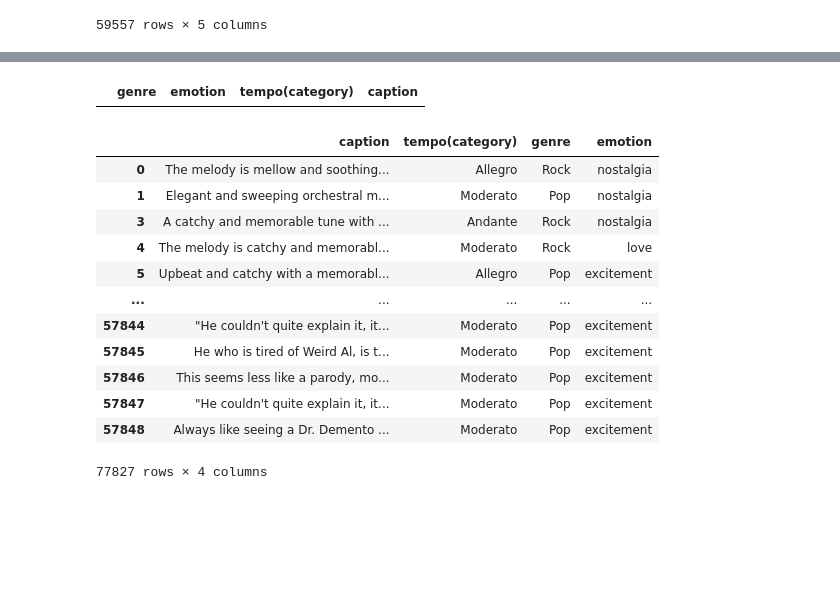
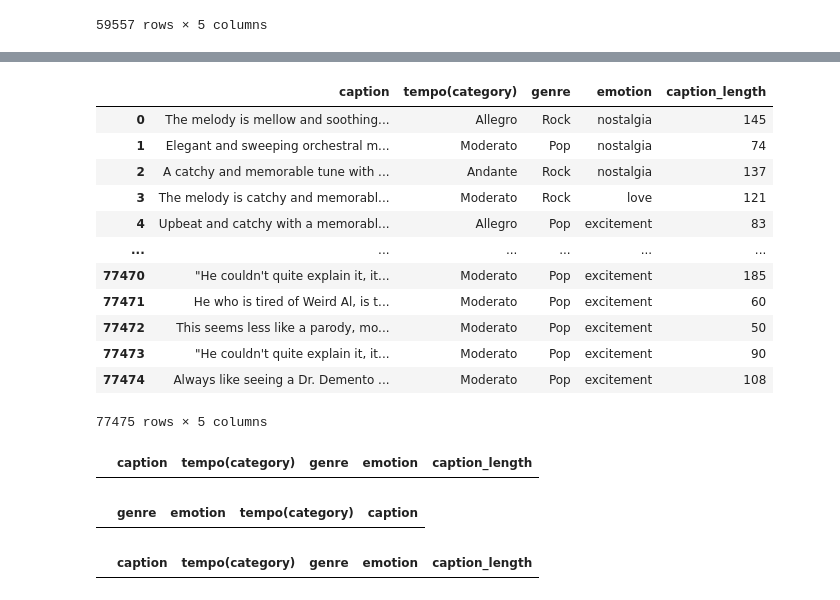
Before and after one commit to SangGank/LEVEL3, a Jupyter notebook: data_concat.ipynb, the cells around one changed output, grey strips where cells are left out. Saved outputs shown, nothing was run; the diff lists cells and outputs as text; code cells hidden in the pictures; blank space fills up the shorter version.

```diff
--- a/data_concat.ipynb
+++ b/data_concat.ipynb
@@ -90,0 +147,24 @@ data_1[data_1.emotion.isna()]
+# %%
+pd.read_csv('./total_data.csv')
+# %% [output]
+|  | caption | tempo(category) | genre | emotion | caption_length |
+| 0 | The melody is mellow and soothing... | Allegro | Rock | nostalgia | 145 |
+| 1 | Elegant and sweeping orchestral m... | Moderato | Pop | nostalgia | 74 |
+| 2 | A catchy and memorable tune with ... | Andante | Rock | nostalgia | 137 |
+| 3 | The melody is catchy and memorabl... | Moderato | Rock | love | 121 |
+| 4 | Upbeat and catchy with a memorabl... | Allegro | Pop | excitement | 83 |
+| ... | ... | ... | ... | ... | ... |
+| 77470 | "He couldn't quite explain it, it... | Moderato | Pop | excitement | 185 |
+| 77471 | He who is tired of Weird Al, is t... | Moderato | Pop | excitement | 60 |
+| 77472 | This seems less like a parody, mo... | Moderato | Pop | excitement | 50 |
+| 77473 | "He couldn't quite explain it, it... | Moderato | Pop | excitement | 90 |
+| 77474 | Always like seeing a Dr. Demento ... | Moderato | Pop | excitement | 108 |
+77475 rows × 5 columns
+# %%
+data_total = pd.concat([data_1[['caption','tempo(category)','genre','emotion']],data_2[['caption','tempo(category)','genre','emotion']]])
+data_total = data_total[data_total['emotion'].notna()]
+data_total['caption_length'] = data_total['caption'].str.len()
+data_total = data_total[data_total['caption_length']>10]
+data_total[data_total.duplicated('caption')]
+# %% [output]
+|  | caption | tempo(category) | genre | emotion | caption_length |
@@ -92,19 +174,7 @@ data_1[data_1.emotion.isna()]
 data_2[data_2.emotion.isna()]
 # %% [output]
 |  | genre | emotion | tempo(category) | caption |
-# %%
-data_total
-# %% [output]
-|  | caption | tempo(category) | genre | emotion |
-| 0 | The melody is mellow and soothing... | Allegro | Rock | nostalgia |
-| 1 | Elegant and sweeping orchestral m... | Moderato | Pop | nostalgia |
-| 3 | A catchy and memorable tune with ... | Andante | Rock | nostalgia |
-| 4 | The melody is catchy and memorabl... | Moderato | Rock | love |
-| 5 | Upbeat and catchy with a memorabl... | Allegro | Pop | excitement |
-| ... | ... | ... | ... | ... |
-| 57844 | "He couldn't quite explain it, it... | Moderato | Pop | excitement |
-| 57845 | He who is tired of Weird Al, is t... | Moderato | Pop | excitement |
-| 57846 | This seems less like a parody, mo... | Moderato | Pop | excitement |
-| 57847 | "He couldn't quite explain it, it... | Moderato | Pop | excitement |
-| 57848 | Always like seeing a Dr. Demento ... | Moderato | Pop | excitement |
-77827 rows × 4 columns
+# %%
+data_total[data_total.caption.isna()]
+# %% [output]
+|  | caption | tempo(category) | genre | emotion | caption_length |
```
Also changed, not shown: parts of 18 cells of this notebook, 16 other files.
